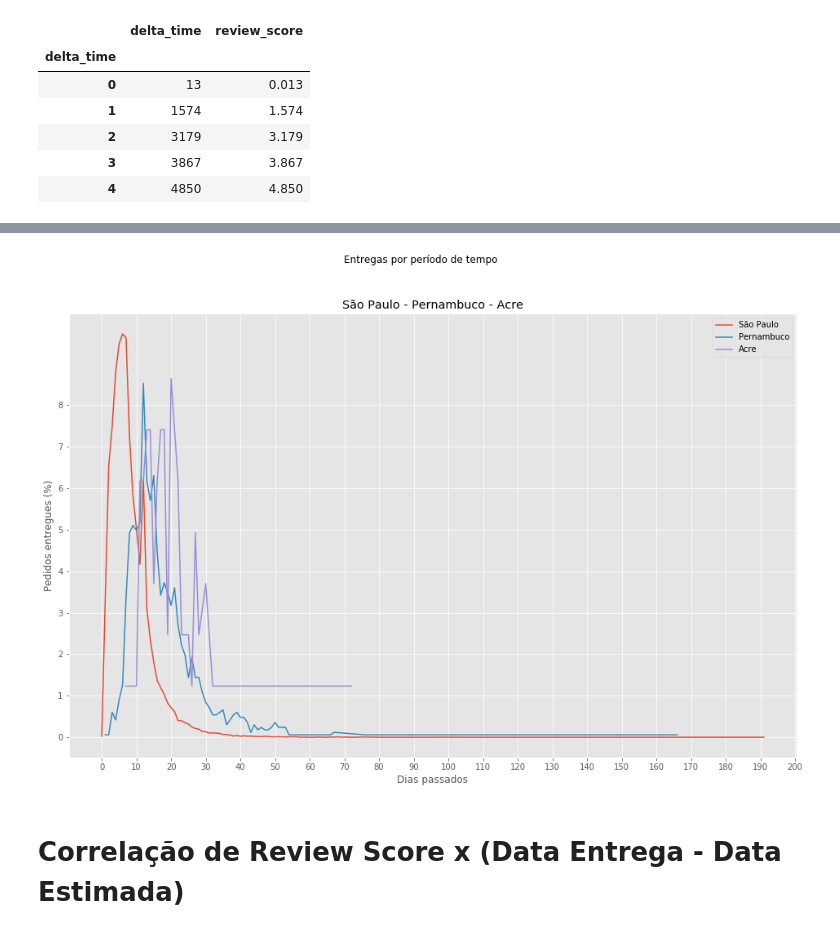
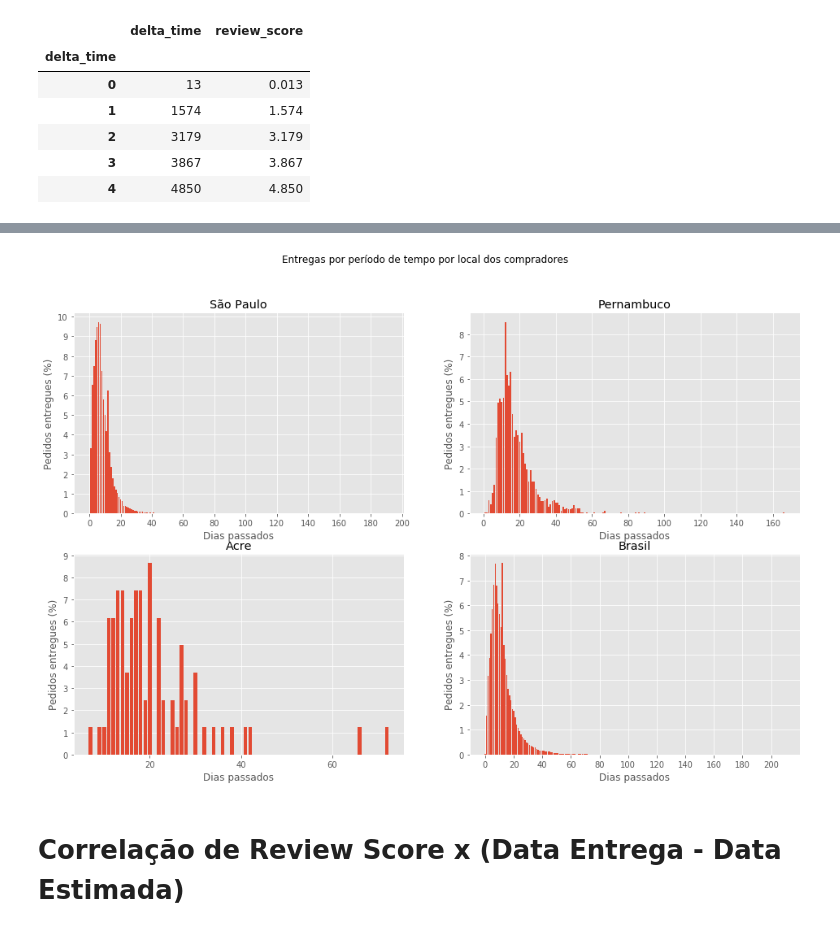
Before and after one commit to Crissky/brazilian-ecommerce, a Jupyter notebook: Notebooks/GERAL.ipynb, the cells around one changed output, grey strips where cells are left out. Drawn from its saved outputs; the diff is of its cells as text; code cells hidden in the pictures.

```diff
--- a/Notebooks/GERAL.ipynb
+++ b/Notebooks/GERAL.ipynb
@@ -296,9 +238,0 @@ x
-# %%
-months = ['Janeiro', 'Fevereiro', 'Março', 'Abril', 'Maio', 'Junho', 'Julho', 'Agosto', 'Setembro', 'Outubro', 'Novembro', 'Dezembro']
-fig, ax = plt.subplots()
-ax.set_title('Vendas de produtos de beleza em 2017')
-ax.set_ylabel('Reais')
-ax.set_xticks(range(1, 13))
-ax.set_xticklabels(months)
-ax.bar(x.index, x['price'])
-plt.show()
@@ -391,18 +311,34 @@ plt.show()
 # %%
-fig2, ax2 = plt.subplots()
-fig2.suptitle('Entregas por período de tempo')
-ax2.set_title('São Paulo - Pernambuco - Acre')
-ax2.set_ylabel('Pedidos entregues (%)')
-ax2.set_xlabel('Dias passados')
-ax2.set_yticks(np.arange(max(brasil['review_score'])+1))
-ax2.set_xticks(np.arange(max(brasil.index.values), step=10))
-ax2.plot(sp.index, sp['review_score'], label='São Paulo')
-ax2.plot(pe.index, pe['review_score'], label='Pernambuco')
-ax2.plot(ac.index, ac['review_score'], label='Acre')
-ax2.legend()
+fig2, axes = plt.subplots(2, 2, sharey=False, sharex=False)
+fig2.suptitle('Entregas por período de tempo por local dos compradores')
+
+axes[0][0].set_title('São Paulo')
+axes[0][1].set_title('Pernambuco')
+axes[1][0].set_title('Acre')
+axes[1][1].set_title('Brasil')
+
+def set_labels_ticks_list(l):
+    def set_labels_ticks_ax(ax):
+        ax.set_ylabel('Pedidos entregues (%)')
+        ax.set_xlabel('Dias passados')
+        ax.set_yticks(np.arange(max(sp['review_score'])+1))
+        ax.set_xticks(np.arange(max(brasil.index.values), step=20))
+
+        return ax
+
+    l = list(map(set_labels_ticks_ax, l))
+    return l
+
+axes = list(map(set_labels_ticks_list, axes))
+
+axes[0][0].bar(sp.index, sp['review_score'], label='São Paulo')
+axes[0][1].bar(pe.index, pe['review_score'], label='Pernambuco')
+axes[1][0].bar(ac.index, ac['review_score'], label='Acre')
+axes[1][1].bar(brasil.index, brasil['review_score'], label='Brasil')
+
 plt.show()
 # %% [output]
-[figure, old version]
+[figure, new version]
 # %% [markdown]
 # Correlação de Review Score x (Data Entrega - Data Estimada)
 # %%
```
Also changed, not shown: parts of 10 cells of this notebook.
